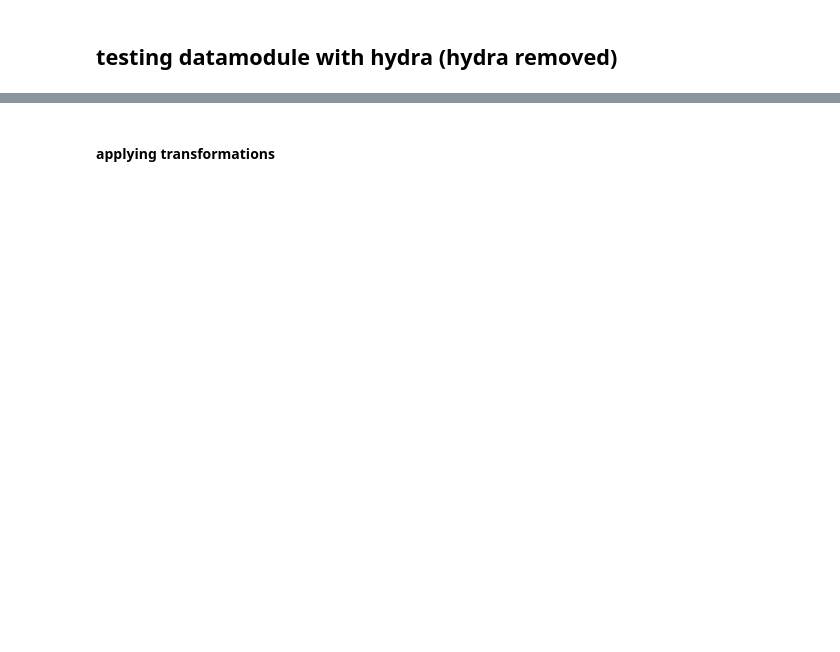
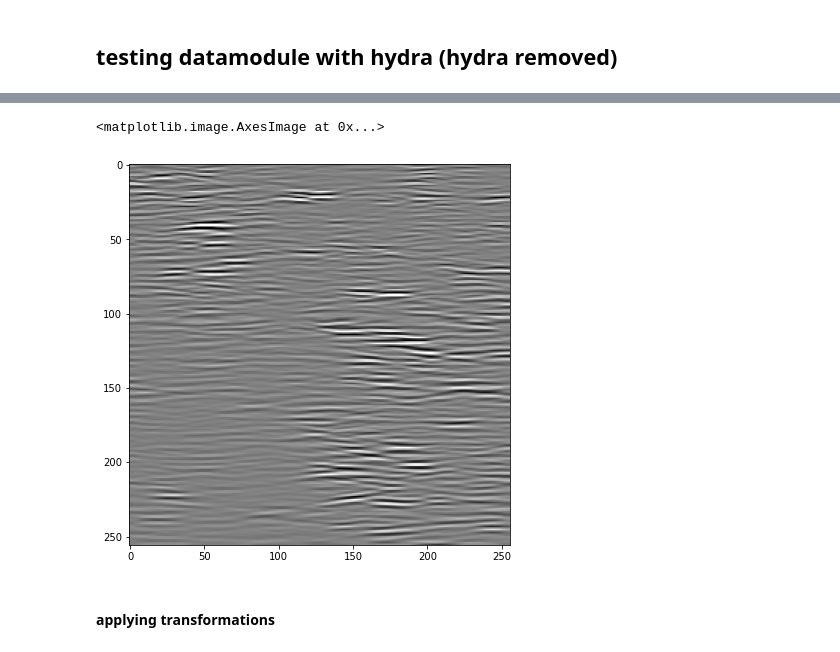
Before and after one commit to MahdiGilany/SSL_micro_ultrasound, a Jupyter notebook: notebooks/1.0-jqp-initial-datamodule-transfering.ipynb, the cells around one changed output, grey strips where cells are left out. Cells and saved outputs as stored; diff of their text form; code cells hidden in the pictures; blank space fills up the shorter version.

```diff
--- a/notebooks/1.0-jqp-initial-datamodule-transfering.ipynb
+++ b/notebooks/1.0-jqp-initial-datamodule-transfering.ipynb
@@ -264,3 +282,14 @@ plt.imshow(x_tensor, 'gray')
+# %%
+train_loader = datamodule.train_dataloader()
+batch = next(iter(train_loader))
+x, y = batch
+x = x[0]
+x_tensor = x[0,0,...]
+plt.figure(figsize=(18.5/1.5, 10.5/1.5))
+plt.imshow(x_tensor, 'gray')
+# %% [output]
+<matplotlib.image.AxesImage at 0x...>
+[figure, added]
 # %% [markdown]
 #### applying transformations
 # %%
```
Also changed, not shown: parts of 23 cells of this notebook, 14 other files.
